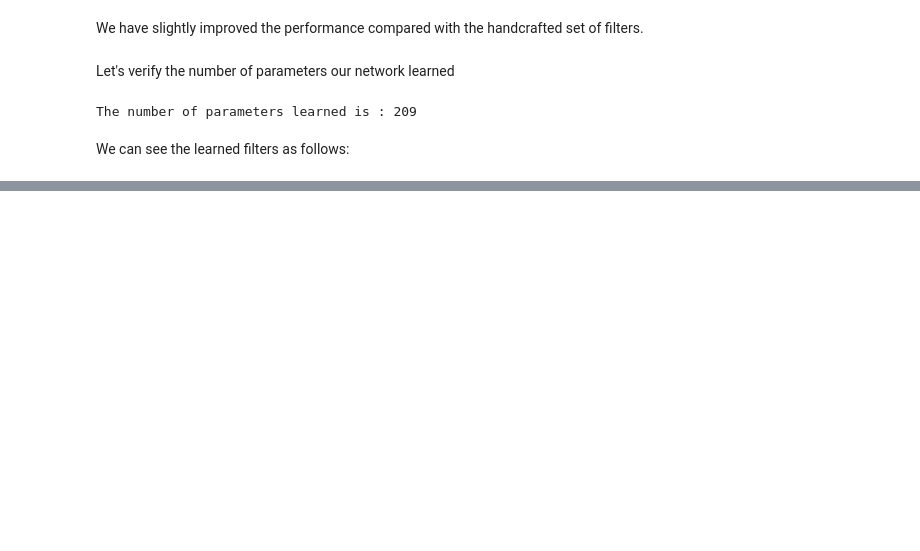
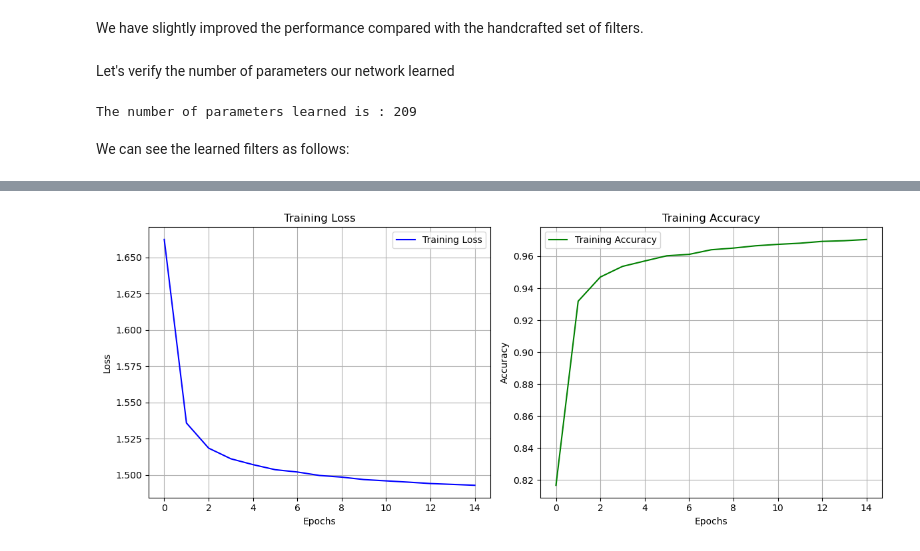
Before and after one commit to bilalzidny/ML_projects, a Jupyter notebook: CNN_digit_recognizer/CNN_digit_recognizr.ipynb, the cells around one changed output, grey strips where cells are left out. Cells and saved outputs as stored; diff of their text form; code cells hidden in the pictures; blank space fills up the shorter version.

Commit message:
Implementing Multiclass CNN Classifier

```diff
--- a/CNN_digit_recognizer/CNN_digit_recognizr.ipynb
+++ b/CNN_digit_recognizer/CNN_digit_recognizr.ipynb
@@ -477,0 +573,18 @@ plots([T_w[i][0] for i in range(8)])
+# %%
+# model
+model=MultiClassifier()
+
+# loss function for multi-class classification
+multiclass_loss = nn.CrossEntropyLoss()
+
+# the optimizer
+learning_rate = 1e-2
+optimizer_mc = torch.optim.Adam(model.parameters(), lr=learning_rate)
+
+# number of epochs
+n_epochs = 15
+
+# scheduler
+scheduler=StepLR(optimizer=optimizer_mc,step_size=1,gamma=0.9)
+
+training_loss, acc_train = train_mc(model, train_loader, multiclass_loss, optimizer_mc, n_epochs, scheduler)
@@ -477,0 +607,23 @@ plots([T_w[i][0] for i in range(8)])
+# %%
+fig, axes = plt.subplots(1, 2, figsize=(12, 5))
+
+# Tracer la courbe de loss dans le premier sous-graphe
+axes[0].plot(training_loss, label='Training Loss', color='blue')
+axes[0].set_title('Training Loss')
+axes[0].set_xlabel('Epochs')
+axes[0].set_ylabel('Loss')
+axes[0].legend()
+axes[0].grid()
+
+# Tracer la courbe d'accuracy dans le second sous-graphe
+axes[1].plot(acc_train, label='Training Accuracy', color='green')
+axes[1].set_title('Training Accuracy')
+axes[1].set_xlabel('Epochs')
+axes[1].set_ylabel('Accuracy')
+axes[1].legend()
+axes[1].grid()
+
+plt.tight_layout()
+plt.show()
+# %% [output]
+[figure, added]
```
Also changed, not shown: parts of 13 cells of this notebook.
